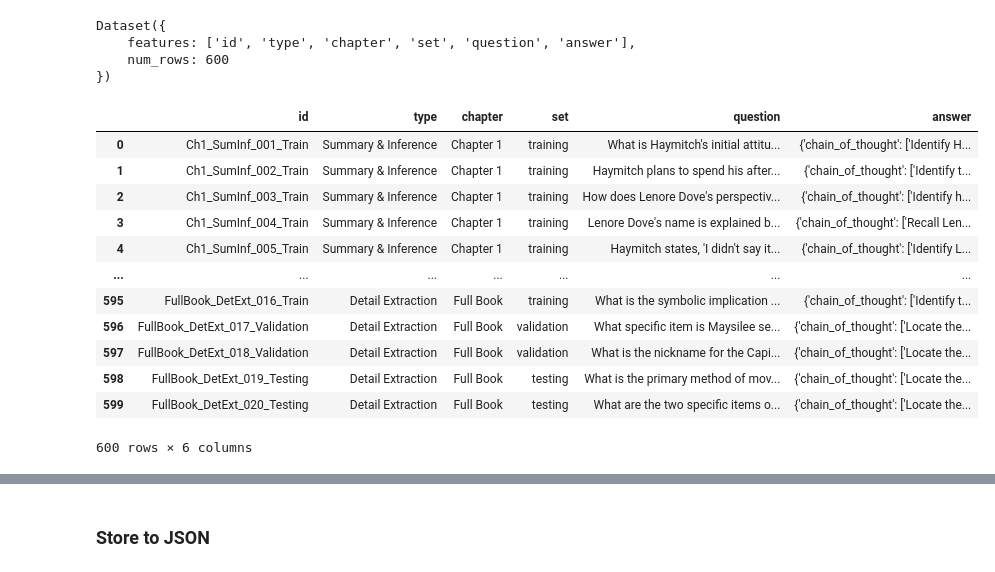
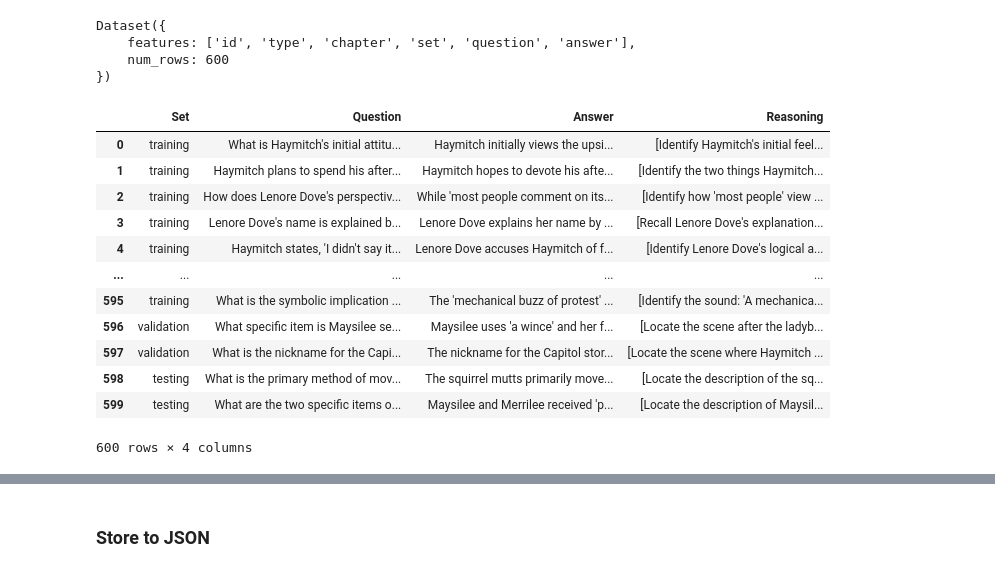
Before and after one commit to Yuds16/CS614-Project, a Jupyter notebook: fine_tuning/Fine Tuning.ipynb, the cells around one changed output, grey strips where cells are left out. Drawn from its saved outputs; the diff is of its cells as text; code cells hidden in the pictures.

```diff
--- a/fine_tuning/Fine Tuning.ipynb
+++ b/fine_tuning/Fine Tuning.ipynb
@@ -86,28 +86,26 @@ Dataset({
 # %%
 tuning_set = dataset['train']
 tuning_df = pd.DataFrame(
     {
-        'id':tuning_set['id'],
-        'type': tuning_set['type'],
-        'chapter':tuning_set['chapter'],
-        'set':tuning_set['set'],
-        'question': tuning_set['question'],
-        'answer':tuning_set['answer']
+        'Set':tuning_set['set'],
+        'Question': tuning_set['question'],
+        'Answer':[answer['final_answer'] for answer in tuning_set['answer']],
+        'Reasoning': [cot['chain_of_thought'] for cot in tuning_set['answer']],
     }
 )
 tuning_df
 # %% [output]
-|  | id | type | chapter | set | question | answer |
-| 0 | Ch1_SumInf_001_Train | Summary & Inference | Chapter 1 | training | What is Haymitch's initial attitu... | {'chain_of_thought': ['Identify H... |
-| 1 | Ch1_SumInf_002_Train | Summary & Inference | Chapter 1 | training | Haymitch plans to spend his after... | {'chain_of_thought': ['Identify t... |
-| 2 | Ch1_SumInf_003_Train | Summary & Inference | Chapter 1 | training | How does Lenore Dove's perspectiv... | {'chain_of_thought': ['Identify h... |
-| 3 | Ch1_SumInf_004_Train | Summary & Inference | Chapter 1 | training | Lenore Dove's name is explained b... | {'chain_of_thought': ['Recall Len... |
-| 4 | Ch1_SumInf_005_Train | Summary & Inference | Chapter 1 | training | Haymitch states, 'I didn't say it... | {'chain_of_thought': ['Identify L... |
-| ... | ... | ... | ... | ... | ... | ... |
-| 595 | FullBook_DetExt_016_Train | Detail Extraction | Full Book | training | What is the symbolic implication ... | {'chain_of_thought': ['Identify t... |
-| 596 | FullBook_DetExt_017_Validation | Detail Extraction | Full Book | validation | What specific item is Maysilee se... | {'chain_of_thought': ['Locate the... |
-| 597 | FullBook_DetExt_018_Validation | Detail Extraction | Full Book | validation | What is the nickname for the Capi... | {'chain_of_thought': ['Locate the... |
-| 598 | FullBook_DetExt_019_Testing | Detail Extraction | Full Book | testing | What is the primary method of mov... | {'chain_of_thought': ['Locate the... |
-| 599 | FullBook_DetExt_020_Testing | Detail Extraction | Full Book | testing | What are the two specific items o... | {'chain_of_thought': ['Locate the... |
+|  | Set | Question | Answer | Reasoning |
+| 0 | training | What is Haymitch's initial attitu... | Haymitch initially views the upsi... | [Identify Haymitch's initial feel... |
+| 1 | training | Haymitch plans to spend his after... | Haymitch hopes to devote his afte... | [Identify the two things Haymitch... |
+| 2 | training | How does Lenore Dove's perspectiv... | While 'most people comment on its... | [Identify how 'most people' view ... |
+| 3 | training | Lenore Dove's name is explained b... | Lenore Dove explains her name by ... | [Recall Lenore Dove's explanation... |
+| 4 | training | Haymitch states, 'I didn't say it... | Lenore Dove accuses Haymitch of f... | [Identify Lenore Dove's logical a... |
+| ... | ... | ... | ... | ... |
+| 595 | training | What is the symbolic implication ... | The 'mechanical buzz of protest' ... | [Identify the sound: 'A mechanica... |
+| 596 | validation | What specific item is Maysilee se... | Maysilee uses 'a wince' and her f... | [Locate the scene after the ladyb... |
+| 597 | validation | What is the nickname for the Capi... | The nickname for the Capitol stor... | [Locate the scene where Haymitch ... |
+| 598 | testing | What is the primary method of mov... | The squirrel mutts primarily move... | [Locate the description of the sq... |
+| 599 | testing | What are the two specific items o... | Maysilee and Merrilee received 'p... | [Locate the description of Maysil... |
-600 rows × 6 columns
+600 rows × 4 columns
 # %%
```
Also changed, not shown: parts of 6 cells of this notebook, 4 other files.
